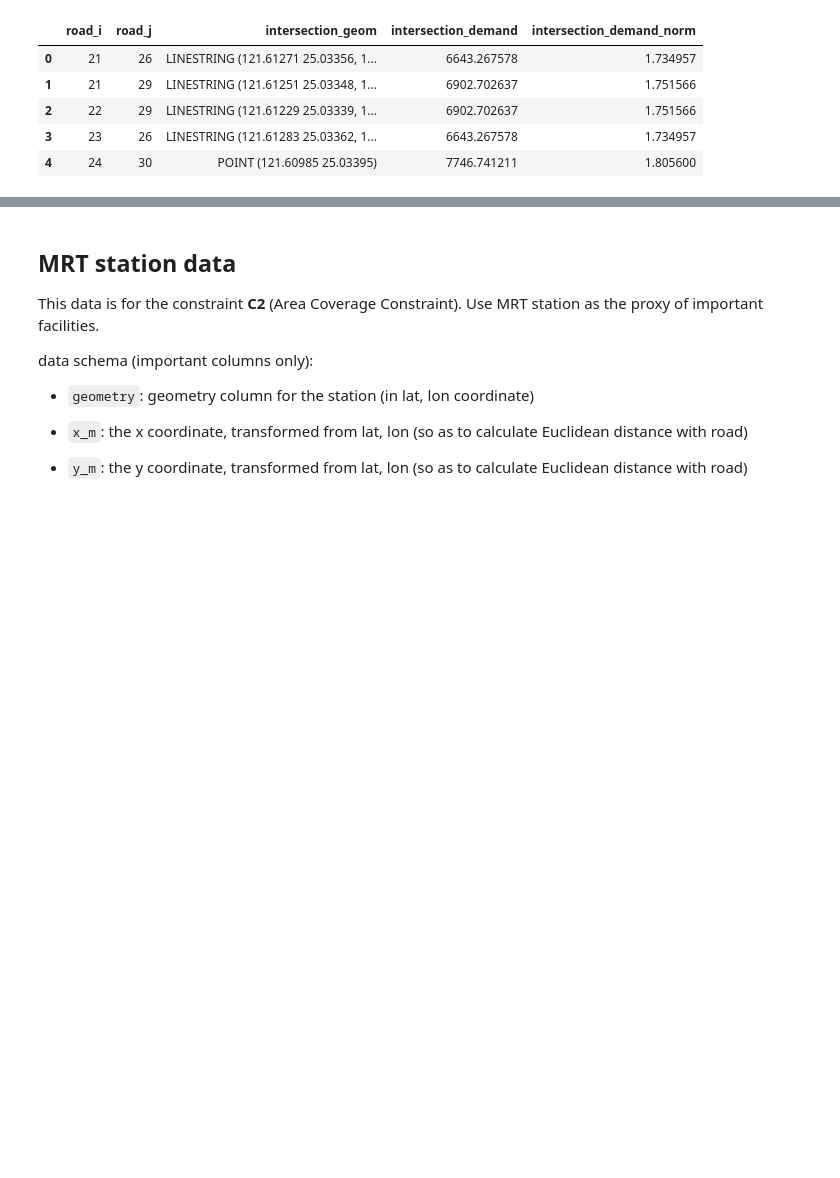
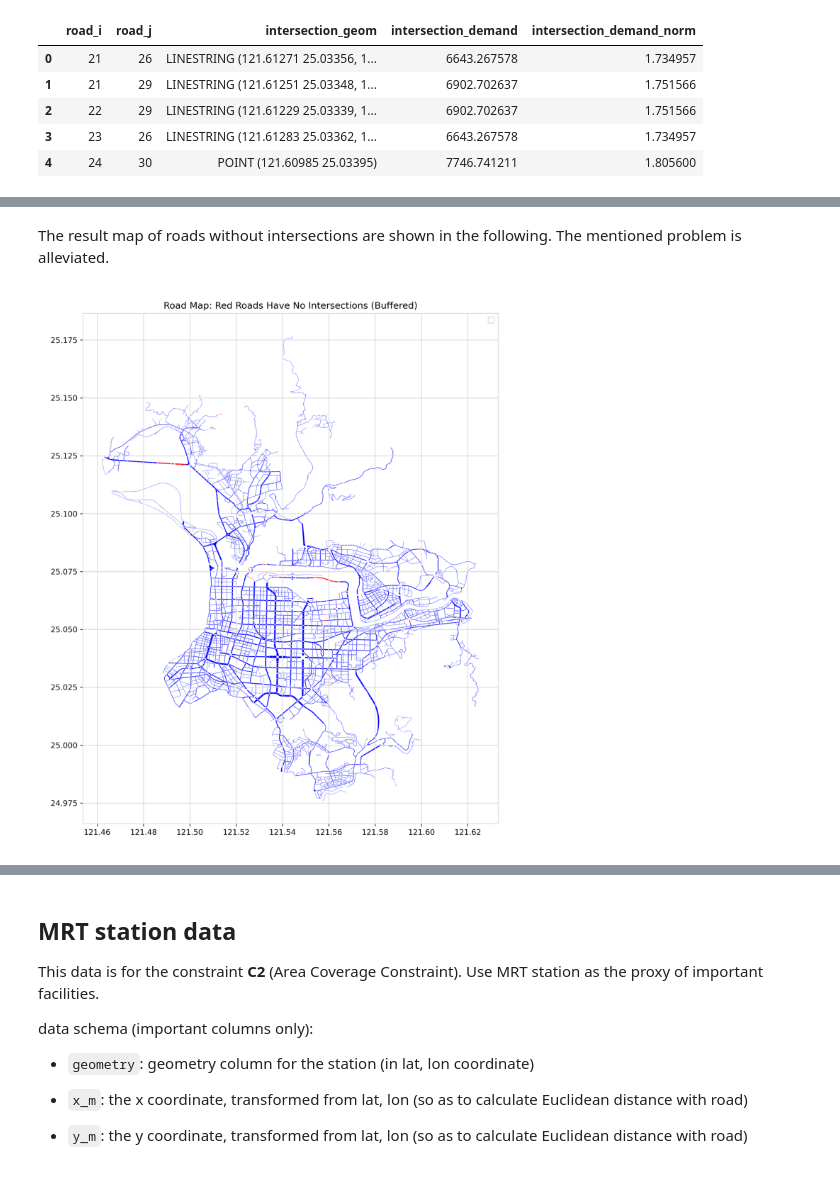
Before and after one commit to Wh4130/bike_lane_optimization, a Jupyter notebook: data/README.ipynb, the cells around one changed output, grey strips where cells are left out. Saved outputs shown, nothing was run; the diff lists cells and outputs as text; code cells hidden in the pictures; blank space fills up the shorter version.

```diff
--- a/data/README.ipynb
+++ b/data/README.ipynb
@@ -78,0 +130,10 @@ gpd.read_parquet("./processed/adjacency_demand.parquet").head(5)
+# %% [markdown]
+The result map of roads without intersections are shown in the following. The mentioned problem is alleviated.
+# %%
+img = mpimg.imread("../roadProcessing/output/road_map_red_no_intersection_buffered.png")  # Load PNG
+fig, ax = plt.subplots(1, 1, figsize = (10, 10))
+ax.imshow(img)
+ax.axis("off")  # optional: hide axes
+plt.show()
+# %% [output]
+[figure, added]
```
Also changed, not shown: parts of 9 cells of this notebook, 11 other files.
